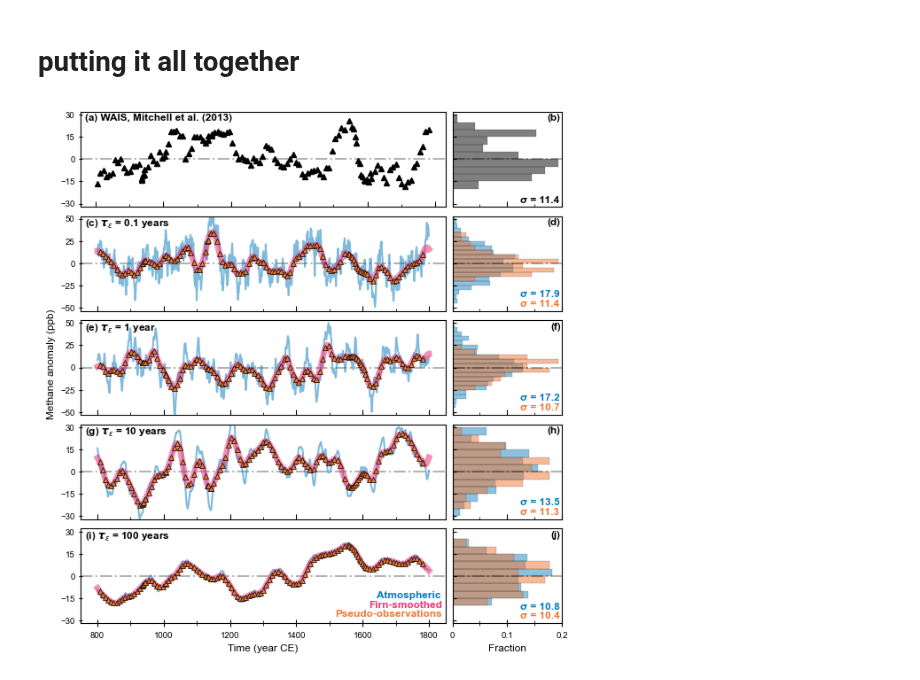
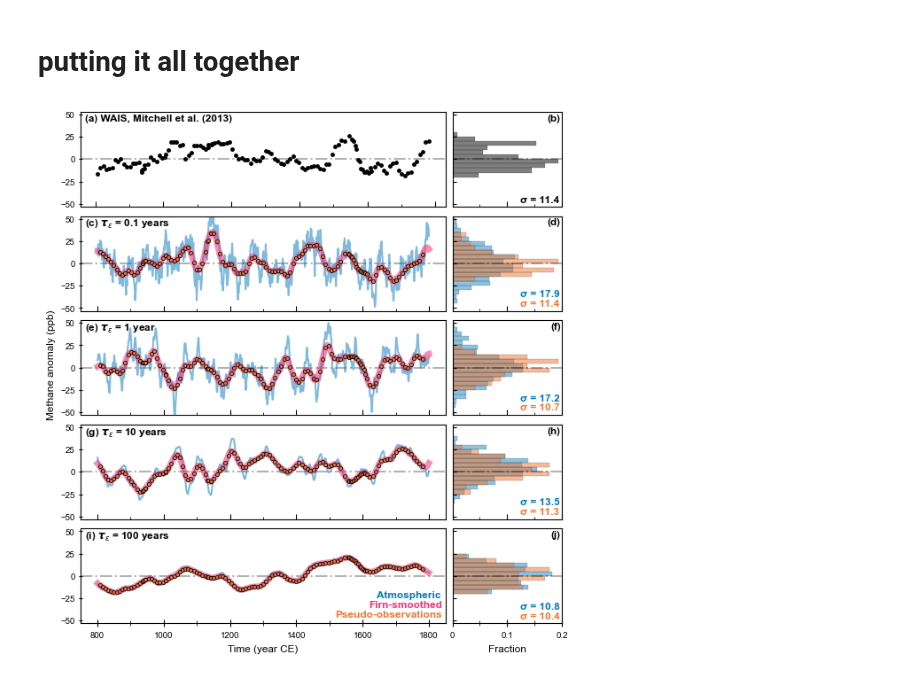
Before and after one commit to ericjmei/methane_noise_forcing, a Jupyter notebook: notebooks/figures_for_publication/obs_vs_simulation_timeseries.ipynb, the cells around one changed output. Cells and saved outputs as stored; diff of their text form; code cells hidden in the pictures.

Commit message:
updated y axis limits in figure 2, changed obs markers to circles from triangles

```diff
--- a/notebooks/figures_for_publication/obs_vs_simulation_timeseries.ipynb
+++ b/notebooks/figures_for_publication/obs_vs_simulation_timeseries.ipynb
@@ -448,6 +448,31 @@ def annotate_sigma_double(
         transform=ax.transAxes, ha="right", va="bottom",
         fontsize=fontsize, fontweight="bold", color=top_color
     )
+# %%
+plot_kwargs = {
+    "obs": {
+        "color": "k",
+        "marker": "o",
+        "linestyle": "None",
+        "markersize": 2.5,
+    },
+    "instantaneous": {"color": colors_vibrant["blue"], "linestyle": "-", "alpha": 0.5},
+    "smoothed": {
+        "color": colors_vibrant["magenta"],
+        "linestyle": "-",
+        "linewidth": 5,
+        "alpha": 0.55,
+    },
+    "sampled": {
+        "marker": "o",
+        "linestyle": "None",
+        "markersize": 3,
+        "markeredgecolor": "k",
+        "markeredgewidth": 0.7,  # adjust thickness
+        "alpha": 0.8,
+        "color": colors_vibrant["orange"],
+    },
+}
 # %%
 ## grand plot
 # parameters
@@ -455,17 +480,17 @@ time_min = 800
 time_max = 1800
 instantaneous_offset = 35
 timescales_to_plot = [0.1, 1, 10, 100]
-ylim_obs = (-32, 32)
-yticks_obs = [-30, -15, 0, 15, 30]
+ylim_obs = (-53, 53)
+yticks_obs = [-50, -25, 0, 25, 50]
 xlim_kd = (0, 0.2)
 xticks_kd = [0, 0.1, 0.2]
 xticks_ts = [800, 1000, 1200, 1400, 1600, 1800]
-ylim_noise = {0.1: (-53, 53), 1: (-53, 53), 10: (-32, 32), 100: (-32, 32)}
+ylim_noise = {0.1: (-53, 53), 1: (-53, 53), 10: (-53, 53), 100: (-53, 53)}
 yticks_noise = {
     0.1: [-50, -25, 0, 25, 50],
     1: [-50, -25, 0, 25, 50],
-    10: [-30, -15, 0, 15, 30],
-    100: [-30, -15, 0, 15, 30],
+    10: [-50, -25, 0, 25, 50],
+    100: [-50, -25, 0, 25, 50],
 }
 idx_ens_noise = {0.1: 50, # or 22, 37, 47, 49, 50, 62
                  1: 28, # or 14, 18, 27, 39, 46
@@ -632,31 +657,31 @@ ax_ts[-1].text(
     va="bottom",
     transform=ax_ts[-1].transAxes,
 )
 ax_ts[-1].text(
     legend_x,
     legend_y_start + legend_dy,
     "Firn-smoothed",
     color=plot_kwargs["smoothed"]["color"],
     fontweight="bold",
     ha="right",
     va="bottom",
     transform=ax_ts[-1].transAxes,
 )
 ax_ts[-1].text(
     legend_x,
     legend_y_start,
     "Pseudo-observations",
     color=plot_kwargs["sampled"]["color"],
     fontweight="bold",
     ha="right",
     va="bottom",
     transform=ax_ts[-1].transAxes,
 )
 
 # save figure in pdf format
 name = "fig_2"
 fig.savefig(
     f"{cfg.paths.figures_dir}/for_publication/{name}.pdf", bbox_inches="tight", dpi=300
 )
 # %% [output]
-[figure, old version]
+[figure, new version]
```
Also changed, not shown: parts of 1 cell of this notebook, 1 other file.
